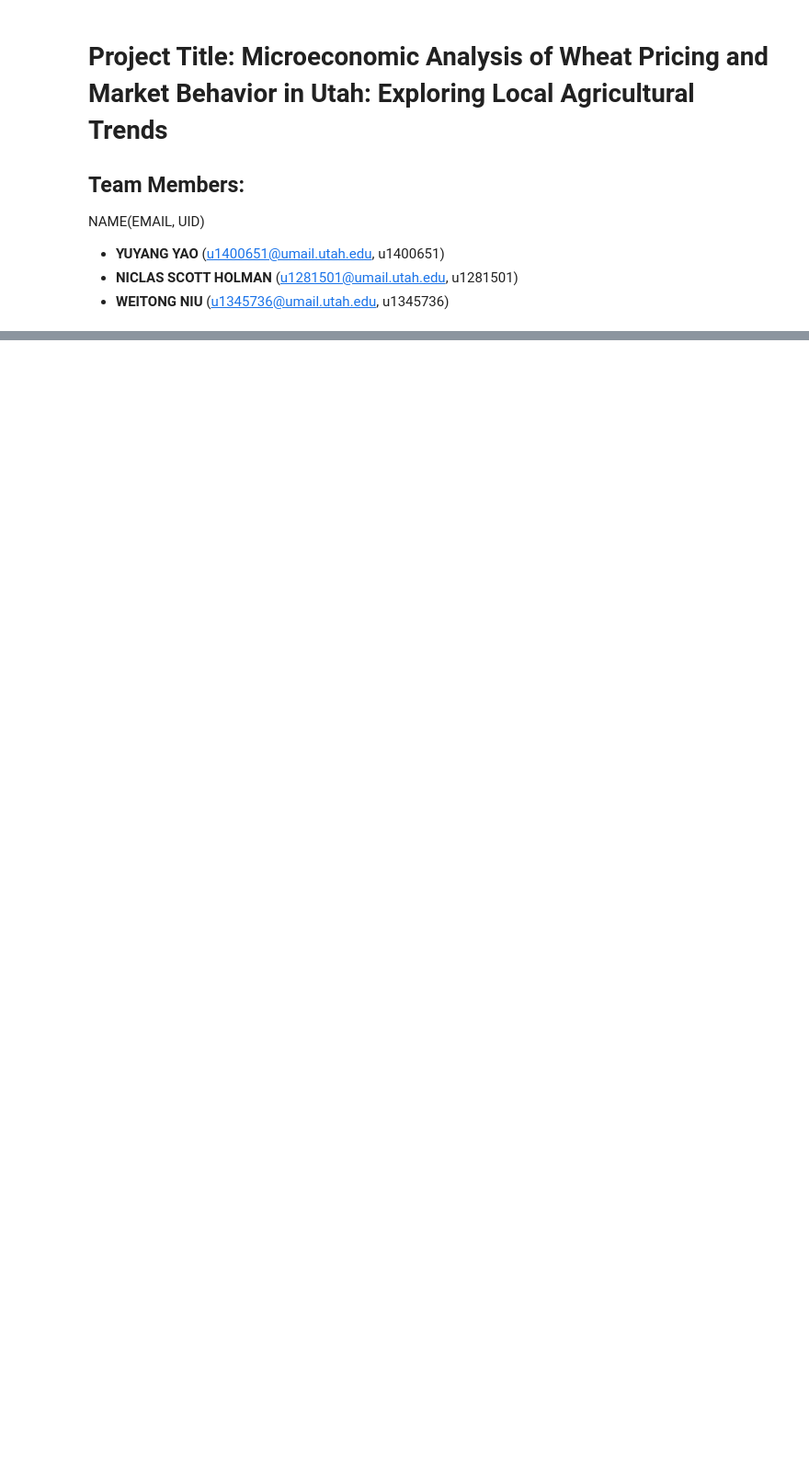
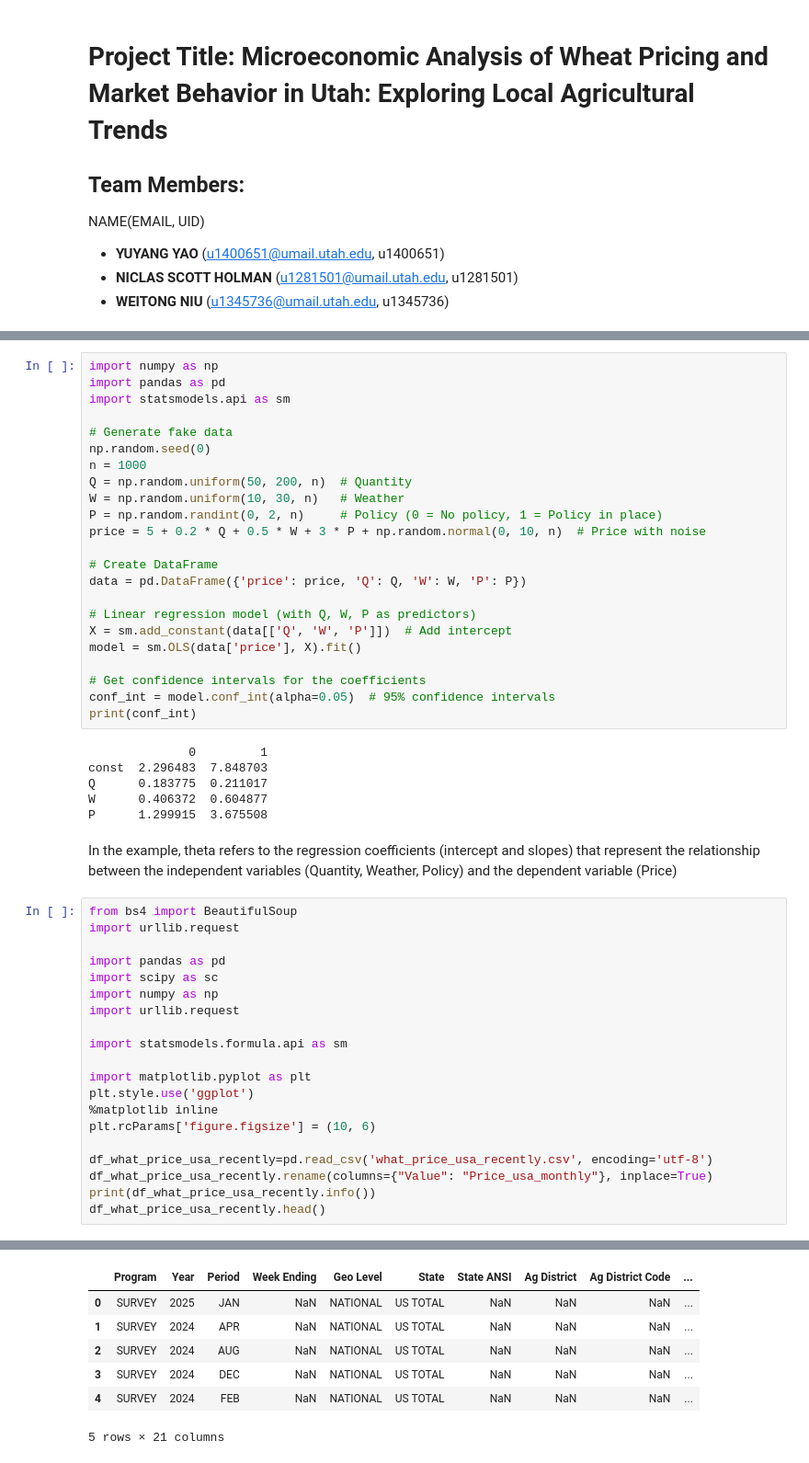
Before and after one commit to WeitongNiu/project-, a Jupyter notebook: Project Proposal.ipynb, the cells around one changed output, grey strips where cells are left out. Shown: that part at 92% size. Drawn from its saved outputs; the diff is of its cells as text; blank space fills up the shorter version.

```diff
--- a/Project Proposal.ipynb
+++ b/Project Proposal.ipynb
@@ -53,0 +63,52 @@ Through this analysis, we hope to contribute to a broader understanding of the a
+# %%
+import numpy as np
+import pandas as pd
+import statsmodels.api as sm
+
+# Generate fake data
+np.random.seed(0)
+n = 1000
+Q = np.random.uniform(50, 200, n)  # Quantity
+W = np.random.uniform(10, 30, n)   # Weather
+P = np.random.randint(0, 2, n)     # Policy (0 = No policy, 1 = Policy in place)
+price = 5 + 0.2 * Q + 0.5 * W + 3 * P + np.random.normal(0, 10, n)  # Price with noise
+
+# Create DataFrame
+data = pd.DataFrame({'price': price, 'Q': Q, 'W': W, 'P': P})
+
+# Linear regression model (with Q, W, P as predictors)
+X = sm.add_constant(data[['Q', 'W', 'P']])  # Add intercept
+model = sm.OLS(data['price'], X).fit()
+
+# Get confidence intervals for the coefficients
+conf_int = model.conf_int(alpha=0.05)  # 95% confidence intervals
+print(conf_int)
+# %% [output]
+              0         1
+const  2.296483  7.848703
+Q      0.183775  0.211017
+W      0.406372  0.604877
+P      1.299915  3.675508
+# %% [markdown]
+In the example, theta refers to the regression coefficients (intercept and slopes) that represent the relationship between the independent variables (Quantity, Weather, Policy) and the dependent variable (Price)
+# %%
+from bs4 import BeautifulSoup
+import urllib.request
+
+import pandas as pd
+import scipy as sc
+import numpy as np
+import urllib.request
+
+import statsmodels.formula.api as sm
+
+import matplotlib.pyplot as plt
+plt.style.use('ggplot')
+%matplotlib inline
+plt.rcParams['figure.figsize'] = (10, 6)
+
+df_what_price_usa_recently=pd.read_csv('what_price_usa_recently.csv', encoding='utf-8')
+df_what_price_usa_recently.rename(columns={"Value": "Price_usa_monthly"}, inplace=True)
+print(df_what_price_usa_recently.info())
+df_what_price_usa_recently.head()
+# %% [output]
@@ -53,0 +132,7 @@ Through this analysis, we hope to contribute to a broader understanding of the a
+|  | Program | Year | Period | Week Ending | Geo Level | State | State ANSI | Ag District | Ag District Code | ... |
+| 0 | SURVEY | 2025 | JAN | NaN | NATIONAL | US TOTAL | NaN | NaN | NaN | ... |
+| 1 | SURVEY | 2024 | APR | NaN | NATIONAL | US TOTAL | NaN | NaN | NaN | ... |
+| 2 | SURVEY | 2024 | AUG | NaN | NATIONAL | US TOTAL | NaN | NaN | NaN | ... |
+| 3 | SURVEY | 2024 | DEC | NaN | NATIONAL | US TOTAL | NaN | NaN | NaN | ... |
+| 4 | SURVEY | 2024 | FEB | NaN | NATIONAL | US TOTAL | NaN | NaN | NaN | ... |
+5 rows × 21 columns
```
Also changed, not shown: parts of 23 cells of this notebook.
